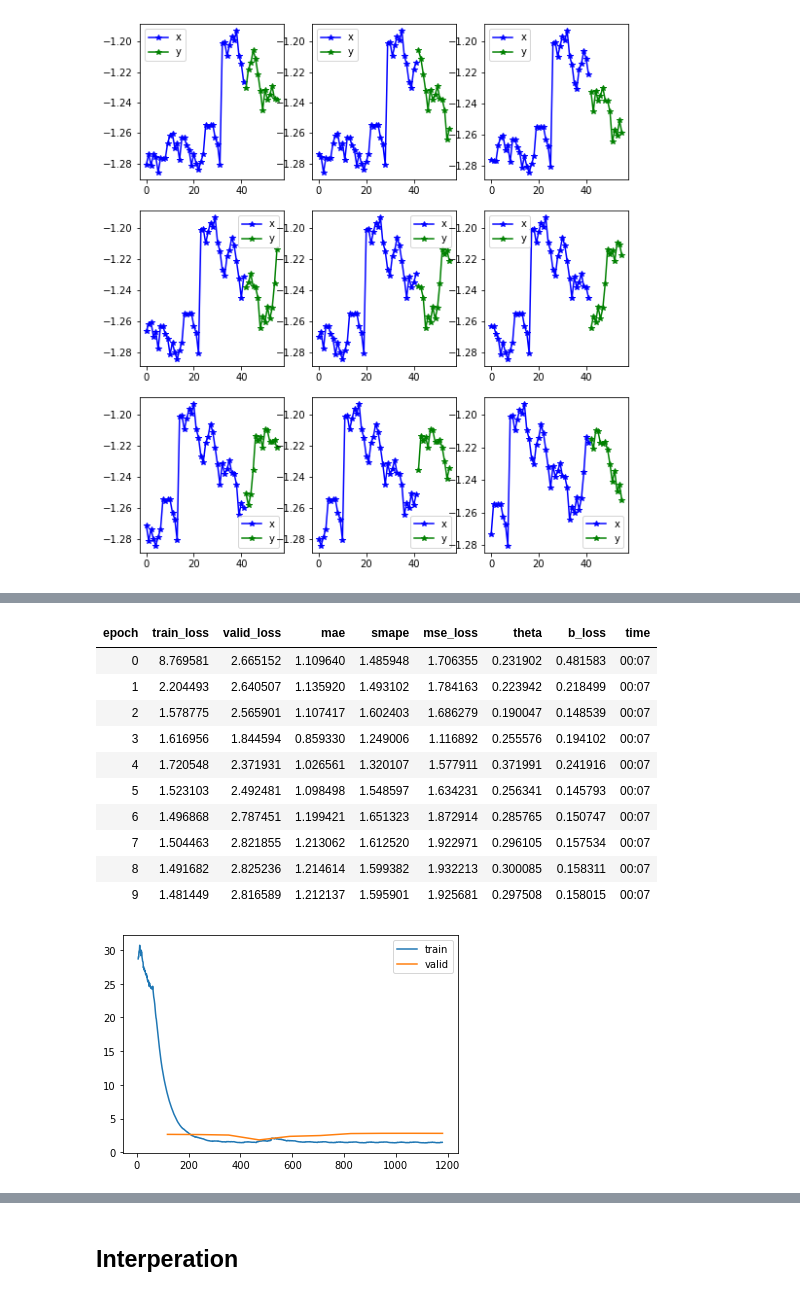
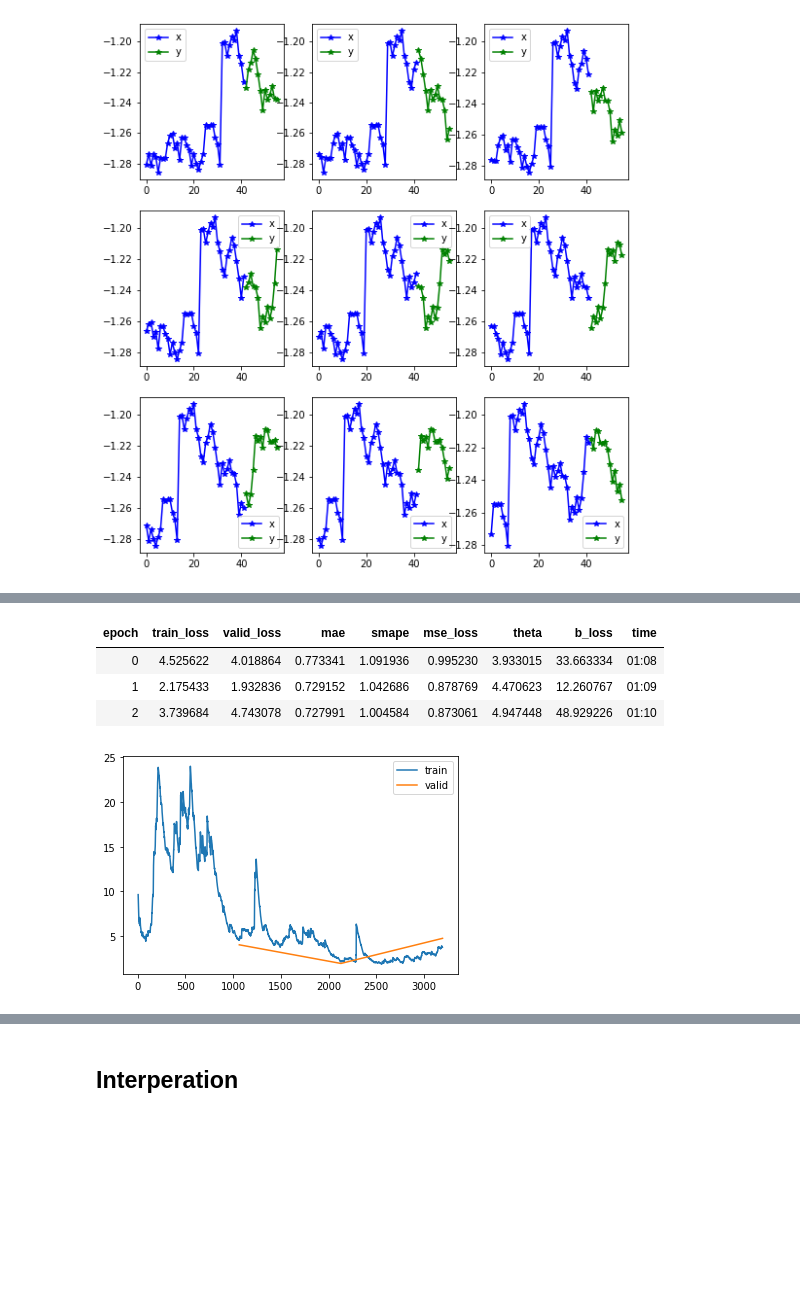
Before and after one commit to takotab/fastseq, a Jupyter notebook: nbs/index.ipynb, the cells around one changed output, grey strips where cells are left out. Saved outputs shown, nothing was run; the diff lists cells and outputs as text; code cells hidden in the pictures; blank space fills up the shorter version.

```diff
--- a/nbs/index.ipynb
+++ b/nbs/index.ipynb
@@ -29,5 +29,5 @@ from fastseq.data.external import *
 Getting the data fastai style:
 # %%
 path = untar_data(URLs.m4_daily)
-data = TSDataBunch.from_folder(path, horizon = 14,nrows = 30,step=3)
+data = TSDataBunch.from_folder(path, horizon = 14,nrows = 300,step=3)
 # %% [output]
@@ -40,8 +40,8 @@ data.show_batch()
 [figure]
 # %%
 # TODO make custom learner with custom model
-learn = nbeats_learner(data, stack_types=("trend","seasonality"), b_loss=.4,theta=.1,
-                       loss_func= CombinedLoss(F.mse_loss, smape, ratio = {'smape':.5})
+learn = nbeats_learner(data,layers=[512, 512], stack_types=("trend","seasonality"), b_loss=.4,
+                       loss_func= CombinedLoss(F.mse_loss, smape, ratio = {'smape':.05})
                       )
 # %%
 from fastai2.callback.all import *
@@ -52,19 +52,12 @@ learn.lr_find()
 # %%
-learn.fit_one_cycle(10, 2e-2)
+learn.fit_one_cycle(3, 1e-3)
 learn.recorder.plot_loss()
 # %% [output]
 | epoch | train_loss | valid_loss | mae | smape | mse_loss | theta | b_loss | time |
-| 0 | 8.769581 | 2.665152 | 1.109640 | 1.485948 | 1.706355 | 0.231902 | 0.481583 | 00:07 |
-| 1 | 2.204493 | 2.640507 | 1.135920 | 1.493102 | 1.784163 | 0.223942 | 0.218499 | 00:07 |
-| 2 | 1.578775 | 2.565901 | 1.107417 | 1.602403 | 1.686279 | 0.190047 | 0.148539 | 00:07 |
-| 3 | 1.616956 | 1.844594 | 0.859330 | 1.249006 | 1.116892 | 0.255576 | 0.194102 | 00:07 |
-| 4 | 1.720548 | 2.371931 | 1.026561 | 1.320107 | 1.577911 | 0.371991 | 0.241916 | 00:07 |
-| 5 | 1.523103 | 2.492481 | 1.098498 | 1.548597 | 1.634231 | 0.256341 | 0.145793 | 00:07 |
-| 6 | 1.496868 | 2.787451 | 1.199421 | 1.651323 | 1.872914 | 0.285765 | 0.150747 | 00:07 |
-| 7 | 1.504463 | 2.821855 | 1.213062 | 1.612520 | 1.922971 | 0.296105 | 0.157534 | 00:07 |
-| 8 | 1.491682 | 2.825236 | 1.214614 | 1.599382 | 1.932213 | 0.300085 | 0.158311 | 00:07 |
-| 9 | 1.481449 | 2.816589 | 1.212137 | 1.595901 | 1.925681 | 0.297508 | 0.158015 | 00:07 |
+| 0 | 4.525622 | 4.018864 | 0.773341 | 1.091936 | 0.995230 | 3.933015 | 33.663334 | 01:08 |
+| 1 | 2.175433 | 1.932836 | 0.729152 | 1.042686 | 0.878769 | 4.470623 | 12.260767 | 01:09 |
+| 2 | 3.739684 | 4.743078 | 0.727991 | 1.004584 | 0.873061 | 4.947448 | 48.929226 | 01:10 |
-[figure, old version]
+[figure, new version]
 # %%
 learn.show_results(1,max_n=9)
 # %% [output]
```
Also changed, not shown: parts of 7 cells of this notebook, 13 other files.
